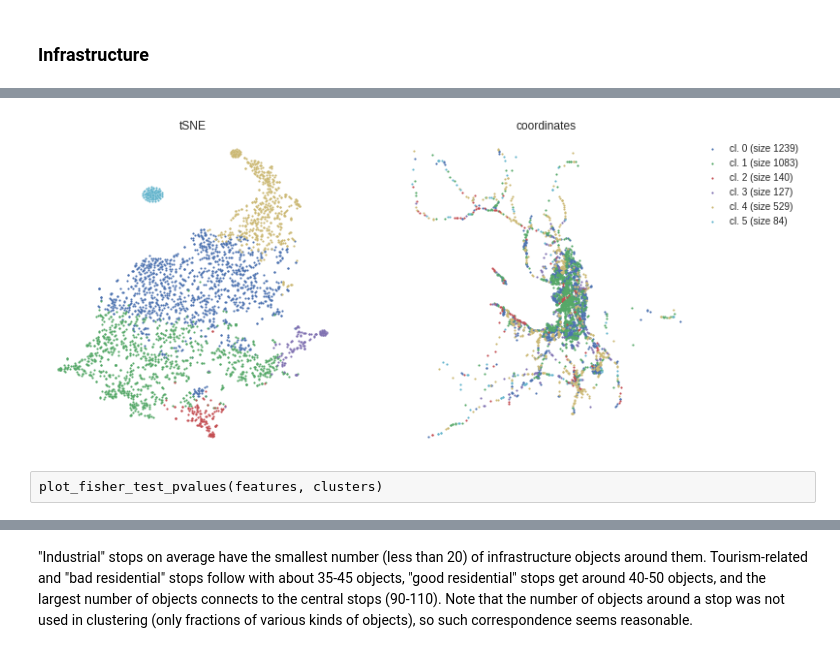
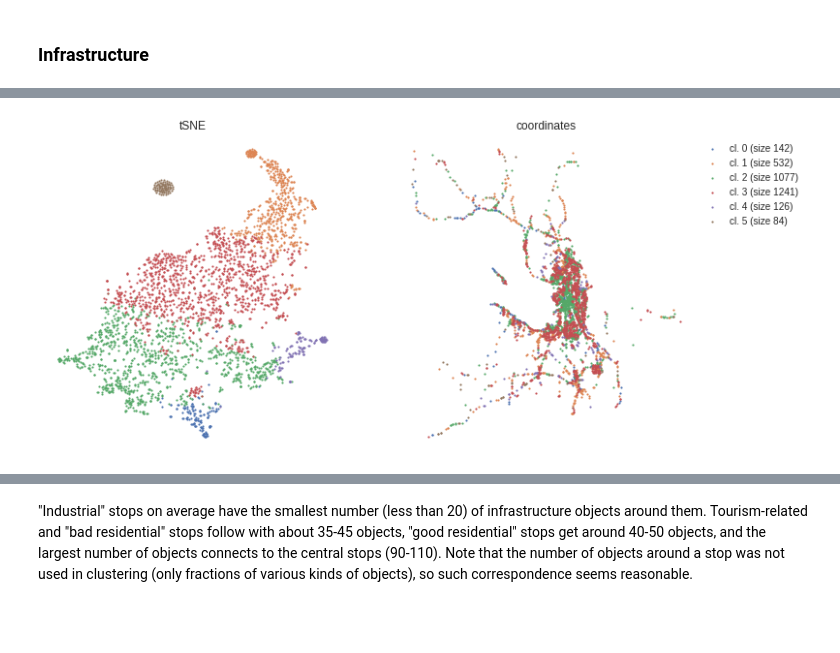
Before and after one commit to AlgoMathITMO/public-transport-network, a Jupyter notebook: pipeline/6_supernode-clustering.ipynb, the cells around one changed output, grey strips where cells are left out. Drawn from its saved outputs; the diff is of its cells as text; code cells hidden in the pictures; blank space fills up the shorter version.

```diff
--- a/pipeline/6_supernode-clustering.ipynb
+++ b/pipeline/6_supernode-clustering.ipynb
@@ -45,7 +46,7 @@ supernodes.head(2)
 | 0 | [29058, 15366, 1687, 1688, 15385,... | 0.732963 | [bus, trolley, tram, subway] | 59.85171 | 30.322415 |
 | 1 | [18, 18077, 18078, 32036, 16177, ... | 0.909368 | [bus, tram, trolley, subway] | 59.95021 | 30.287937 |
 # %%
-coords = supernodes[['lon', 'lat']].values
+coords = supernodes[['lon', 'lat']]
 
-coords
+coords.head(2)
 # %% [output]
@@ -80,0 +69,4 @@ False
+# %%
+infr_mask = total > 0
+
+(~infr_mask).sum()
@@ -100,17 +107,0 @@ def plot_inertia(array: np.ndarray):
-# %%
-def plot_clusters(clusters: np.ndarray, tsne: np.ndarray, coords: np.ndarray):
-    fig, axes = plt.subplots(ncols=2)
-    fig.set_size_inches(12, 6)
-
-    arrays = [tsne, coords]
-    titles = ['tSNE', 'coordinates']
-
-    for ax, array, title in zip(axes, arrays, titles):
-        for i in np.unique(clusters):
-            subarray = array[clusters == i]
-            ax.scatter(*array[clusters == i].T, color=f'C{i}', marker='.', s=5, label=f'cl. {i} (size {subarray.shape[0]})')
-
-        ax.axis('off')
-        ax.set_title(title)
-
-    axes[-1].legend(loc='upper left', bbox_to_anchor=(1, 1))
@@ -235,7 +109,8 @@ def plot_total_by_cluster(
 ### Infrastructure
 # %%
 tsne = TSNE(random_state=0).fit_transform(infrastructure_features.values)
+tsne = pd.DataFrame(tsne, index=infrastructure_features.index)
 
-plt.scatter(*tsne.T, s=2)
+plt.scatter(*tsne.values.T, s=2)
 # %% [output]
 <matplotlib.collections.PathCollection at 0x...>
@@ -247,17 +154,15 @@ plot_inertia(infrastructure_features[~mask])
 # %%
-kmeans = KMeans(n_clusters=5, random_state=0)\
-    .fit(infrastructure_features[~infrastructureless_mask])
+clusters_ = KMeans(n_clusters=5, random_state=0).fit_predict(infrastructure_features[infr_mask])
 
-clusters = kmeans.predict(infrastructure_features[~infrastructureless_mask])
+# clusters_ = DBSCAN(eps=0.2).fit_predict(infrastructure_features[infr_mask])
+# clusters_[clusters_ == -1] = clusters_.max() + 1
 
-infrastructure_clusters = pd.Series(clusters.max() + 1, index=infrastructure_features.index)
-infrastructure_clusters[~infrastructureless_mask] = clusters
+infrastructure_clusters = pd.Series(clusters_.max() + 1, index=infrastructure_features.index)
+infrastructure_clusters[infr_mask] = clusters_
 
-plot_clusters(infrastructure_clusters.values, tsne, coords)
+plot_clusters(infrastructure_clusters, tsne, coords)
 # %% [output]
-[figure, old version]
+[figure, new version]
-# %% [raw]
-plot_fisher_test_pvalues(features, clusters)
 # %%
 plot_separate_clusters(
     features=infrastructure_features,
```
Also changed, not shown: parts of 59 cells of this notebook, 33 other files.
